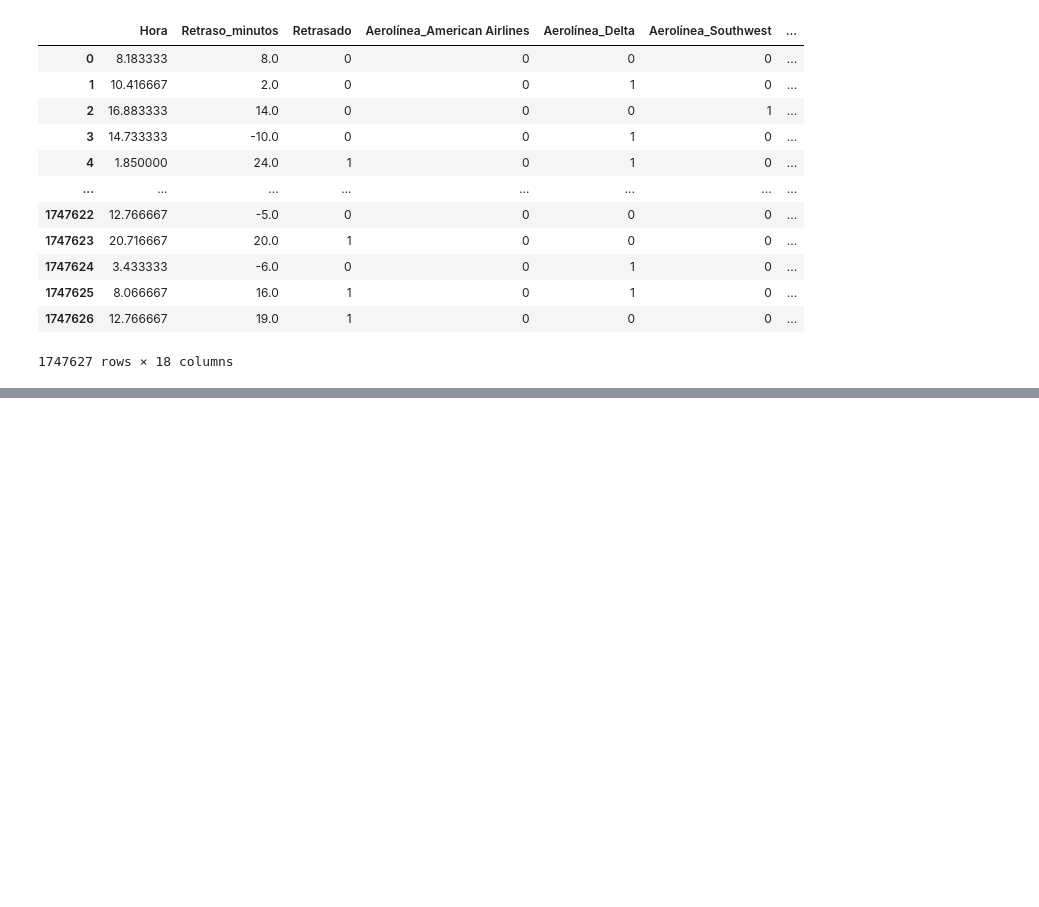
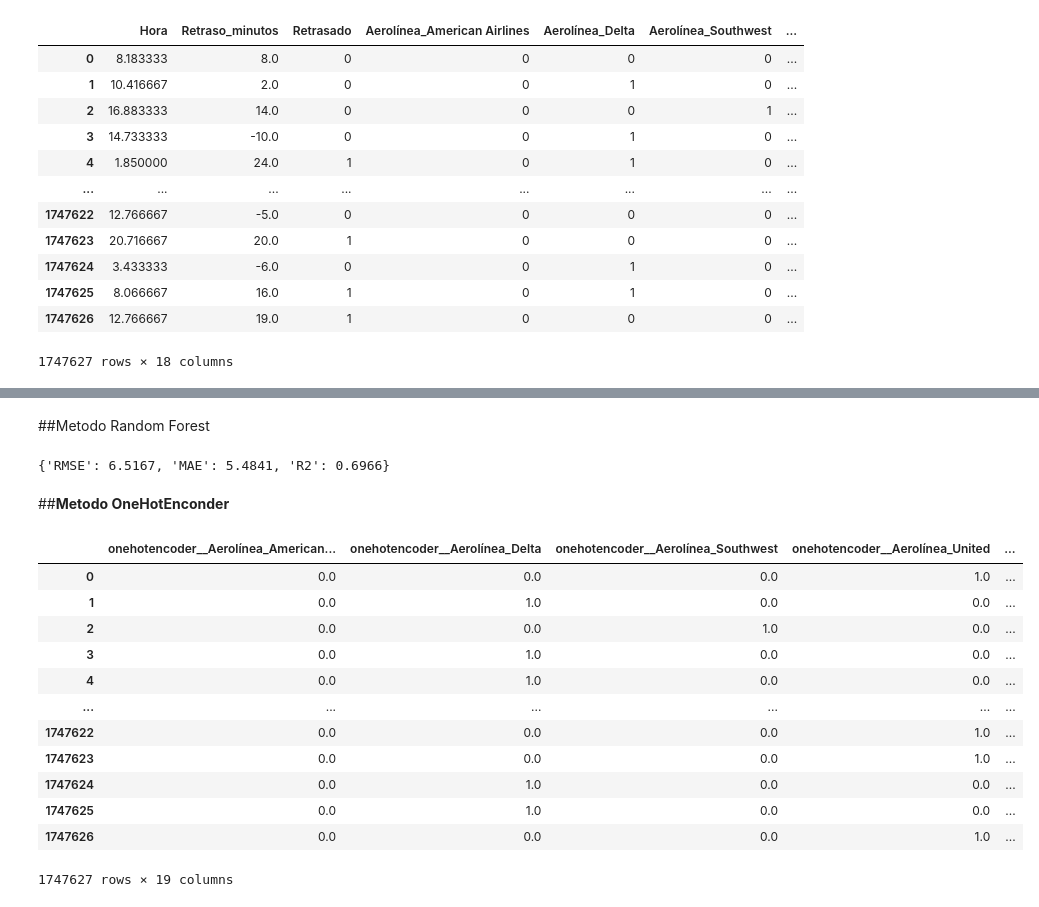
Before and after one commit to Ivan8Garcia/Proyecto_NoCountry, a Jupyter notebook: Vuelos.ipynb, the cells around one changed output, grey strips where cells are left out. Drawn from its saved outputs; the diff is of its cells as text; code cells hidden in the pictures; blank space fills up the shorter version.

```diff
--- a/Vuelos.ipynb
+++ b/Vuelos.ipynb
@@ -324,0 +459,44 @@ df
+# %% [markdown]
+##Metodo Random Forest
+# %%
+#los resultados son en minutos; aqui vemos que el modelo generalizó mejor
+#RMSE= 6.51min, MAE=5.48min, 'R2': 0.6966%
+from sklearn.ensemble import RandomForestRegressor
+
+modelo= RandomForestRegressor(max_depth=5,random_state=42)
+modelo.fit(X_train,y_train)
+y_pred=modelo.predict(X_test)
+resultados_rf= calcular_regresion(y_test,y_pred)
+resultados_rf
+# %% [output]
+{'RMSE': 6.5167, 'MAE': 5.4841, 'R2': 0.6966}
+# %% [markdown]
+##**Metodo OneHotEnconder**
+# %%
+from sklearn.compose import make_column_transformer
+from sklearn.preprocessing import OneHotEncoder
+
+categoricas= ["Aerolínea","Origen","Destino","Dia_semana"]
+
+one_hot_enc = make_column_transformer(
+    (OneHotEncoder(handle_unknown='ignore'),
+    categoricas),
+    remainder='passthrough')
+
+datos = one_hot_enc.fit_transform(datos)
+datos = pd.DataFrame(datos, columns=one_hot_enc.get_feature_names_out())
+datos
+# %% [output]
+|  | onehotencoder__Aerolínea_American... | onehotencoder__Aerolínea_Delta | onehotencoder__Aerolínea_Southwest | onehotencoder__Aerolínea_United | ... |
+| 0 | 0.0 | 0.0 | 0.0 | 1.0 | ... |
+| 1 | 0.0 | 1.0 | 0.0 | 0.0 | ... |
+| 2 | 0.0 | 0.0 | 1.0 | 0.0 | ... |
+| 3 | 0.0 | 1.0 | 0.0 | 0.0 | ... |
+| 4 | 0.0 | 1.0 | 0.0 | 0.0 | ... |
+| ... | ... | ... | ... | ... | ... |
+| 1747622 | 0.0 | 0.0 | 0.0 | 1.0 | ... |
+| 1747623 | 0.0 | 0.0 | 0.0 | 1.0 | ... |
+| 1747624 | 0.0 | 1.0 | 0.0 | 0.0 | ... |
+| 1747625 | 0.0 | 1.0 | 0.0 | 0.0 | ... |
+| 1747626 | 0.0 | 0.0 | 0.0 | 1.0 | ... |
+1747627 rows × 19 columns
```
Also changed, not shown: parts of 12 cells of this notebook.
